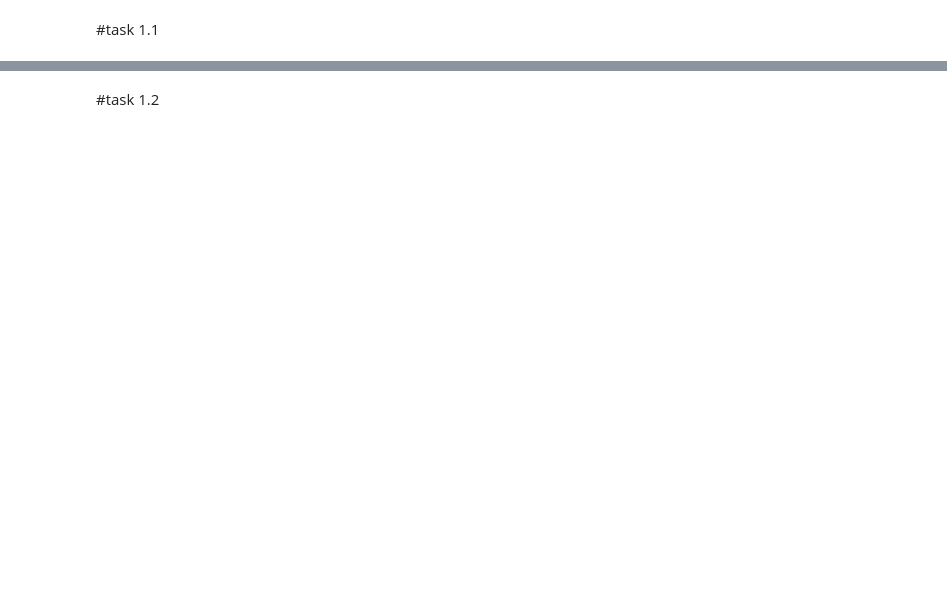
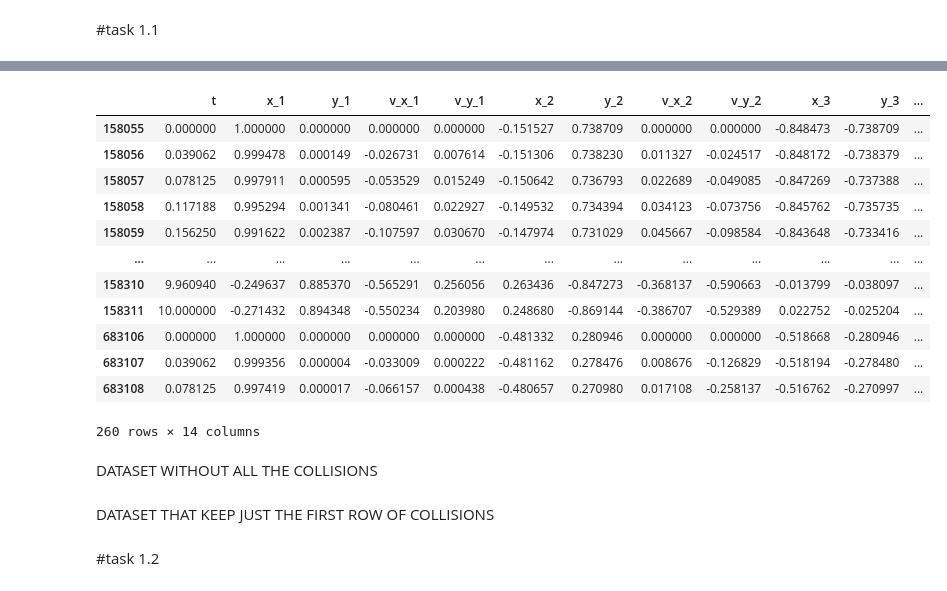
Before and after one commit to PLONTZNathan/MachineLearning_Assignment1, a Jupyter notebook: src/task1.ipynb, the cells around one changed output, grey strips where cells are left out. Saved outputs shown, nothing was run; the diff lists cells and outputs as text; code cells hidden in the pictures; blank space fills up the shorter version.

Commit message:
split function

```diff
--- a/src/task1.ipynb
+++ b/src/task1.ipynb
@@ -151,0 +260,20 @@ get_index_initial_point(800)
+# %%
+test_after_split.head(260)
+# %% [output]
+|  | t | x_1 | y_1 | v_x_1 | v_y_1 | x_2 | y_2 | v_x_2 | v_y_2 | x_3 | y_3 | ... |
+| 158055 | 0.000000 | 1.000000 | 0.000000 | 0.000000 | 0.000000 | -0.151527 | 0.738709 | 0.000000 | 0.000000 | -0.848473 | -0.738709 | ... |
+| 158056 | 0.039062 | 0.999478 | 0.000149 | -0.026731 | 0.007614 | -0.151306 | 0.738230 | 0.011327 | -0.024517 | -0.848172 | -0.738379 | ... |
+| 158057 | 0.078125 | 0.997911 | 0.000595 | -0.053529 | 0.015249 | -0.150642 | 0.736793 | 0.022689 | -0.049085 | -0.847269 | -0.737388 | ... |
+| 158058 | 0.117188 | 0.995294 | 0.001341 | -0.080461 | 0.022927 | -0.149532 | 0.734394 | 0.034123 | -0.073756 | -0.845762 | -0.735735 | ... |
+| 158059 | 0.156250 | 0.991622 | 0.002387 | -0.107597 | 0.030670 | -0.147974 | 0.731029 | 0.045667 | -0.098584 | -0.843648 | -0.733416 | ... |
+| ... | ... | ... | ... | ... | ... | ... | ... | ... | ... | ... | ... | ... |
+| 158310 | 9.960940 | -0.249637 | 0.885370 | -0.565291 | 0.256056 | 0.263436 | -0.847273 | -0.368137 | -0.590663 | -0.013799 | -0.038097 | ... |
+| 158311 | 10.000000 | -0.271432 | 0.894348 | -0.550234 | 0.203980 | 0.248680 | -0.869144 | -0.386707 | -0.529389 | 0.022752 | -0.025204 | ... |
+| 683106 | 0.000000 | 1.000000 | 0.000000 | 0.000000 | 0.000000 | -0.481332 | 0.280946 | 0.000000 | 0.000000 | -0.518668 | -0.280946 | ... |
+| 683107 | 0.039062 | 0.999356 | 0.000004 | -0.033009 | 0.000222 | -0.481162 | 0.278476 | 0.008676 | -0.126829 | -0.518194 | -0.278480 | ... |
+| 683108 | 0.078125 | 0.997419 | 0.000017 | -0.066157 | 0.000438 | -0.480657 | 0.270980 | 0.017108 | -0.258137 | -0.516762 | -0.270997 | ... |
+260 rows × 14 columns
+# %% [markdown]
+DATASET WITHOUT ALL THE COLLISIONS
+# %% [markdown]
+DATASET THAT KEEP JUST THE FIRST ROW OF COLLISIONS
```
Also changed, not shown: parts of 49 cells of this notebook, 1 other file.
